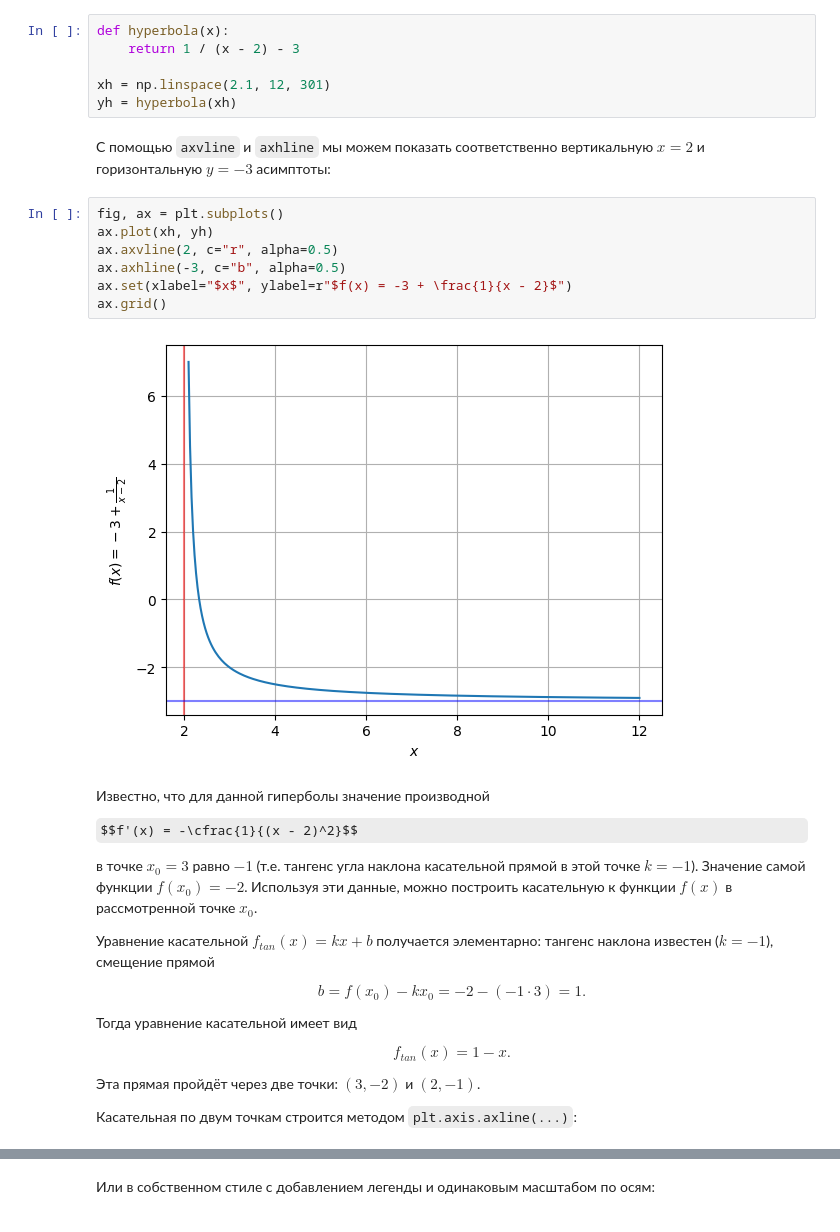
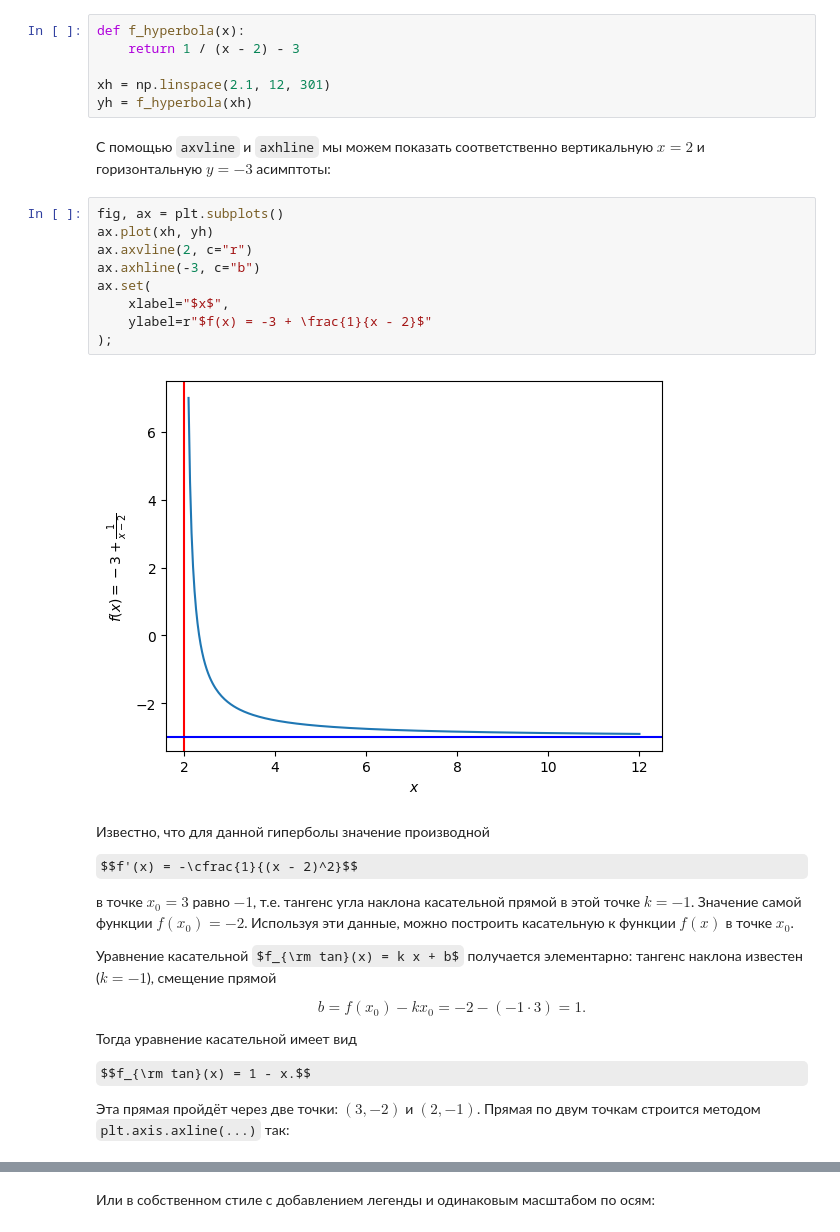
Before and after one commit to unexpectedCoder/sm6-py-cookbook, a Jupyter notebook: _sources/plotting/ch2-improved-matplotlib.ipynb, the cells around one changed output, grey strips where cells are left out. Drawn from its saved outputs; the diff is of its cells as text; some formulas as TeX source.

```diff
--- a/_sources/plotting/ch2-improved-matplotlib.ipynb
+++ b/_sources/plotting/ch2-improved-matplotlib.ipynb
@@ -391,30 +437,35 @@ with plt.rc_context(custom_style):
 
 $$f(x) = \cfrac{1}{x - 2} - 3.$$
 # %%
-def hyperbola(x):
+def f_hyperbola(x):
     return 1 / (x - 2) - 3
 
 xh = np.linspace(2.1, 12, 301)
-yh = hyperbola(xh)
+yh = f_hyperbola(xh)
 # %% [markdown]
 С помощью `axvline` и `axhline` мы можем показать соответственно вертикальную $x = 2$ и горизонтальную $y = -3$ асимптоты:
 # %%
 fig, ax = plt.subplots()
 ax.plot(xh, yh)
-ax.axvline(2, c="r", alpha=0.5)
-ax.axhline(-3, c="b", alpha=0.5)
-ax.set(xlabel="$x$", ylabel=r"$f(x) = -3 + \frac{1}{x - 2}$")
-ax.grid()
+ax.axvline(2, c="r")
+ax.axhline(-3, c="b")
+ax.set(
+    xlabel="$x$",
+    ylabel=r"$f(x) = -3 + \frac{1}{x - 2}$"
+);
 # %% [output]
-[figure, old version]
+[figure, new version]
 # %% [markdown]
 Известно, что для данной гиперболы значение производной
 
 $$f'(x) = -\cfrac{1}{(x - 2)^2}$$
 
-в точке $x_0 = 3$ равно $-1$ (т.е. тангенс угла наклона касательной прямой в этой точке $k = -1$). Значение самой функции $f(x_0) = -2$. Используя эти данные, можно построить касательную к функции $f(x)$ в рассмотренной точке $x_0$.
+в точке $x_0 = 3$ равно $-1$,
+т.е. тангенс угла наклона касательной прямой в этой точке $k = -1$.
+Значение самой функции $f(x_0) = -2$.
+Используя эти данные, можно построить касательную к функции $f(x)$ в точке $x_0$.
 
-Уравнение касательной $f_{tan}(x) = k x + b$ получается элементарно:
+Уравнение касательной $f_{\rm tan}(x) = k x + b$ получается элементарно:
 тангенс наклона известен ($k = -1$),
 смещение прямой
 
@@ -422,11 +473,10 @@ $$b = f(x_0) - k x_0 = -2 - (-1 \cdot 3) = 1.$$
 
 Тогда уравнение касательной имеет вид
 
-$$f_{tan}(x) = 1 - x.$$
+$$f_{\rm tan}(x) = 1 - x.$$
 
 Эта прямая пройдёт через две точки: $(3, -2)$ и $(2, -1 )$.
-
-Касательная по двум точкам строится методом `plt.axis.axline(...)`:
+Прямая по двум точкам строится методом `plt.axis.axline(...)` так:
 # %%
 fig, ax = plt.subplots()
 ax.plot(xh, yh)
```
Also changed, not shown: parts of 48 cells of this notebook, 29 other files.
